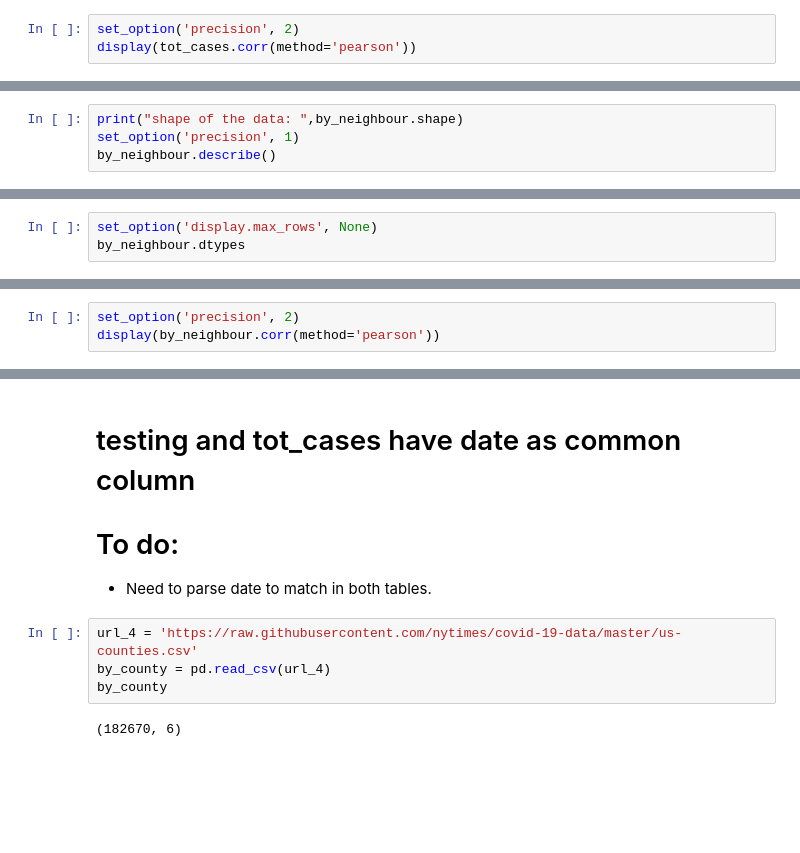
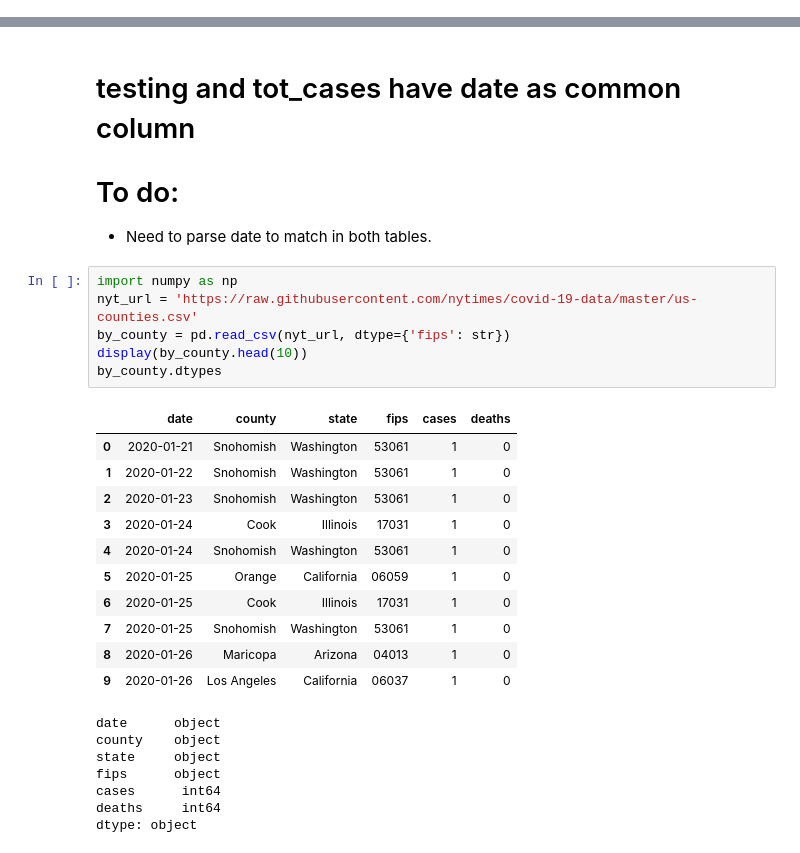
Before and after one commit to salma71/COVID_-LA, a Jupyter notebook: data_expolration.ipynb, the cells around one changed output, grey strips where cells are left out. Saved outputs shown, nothing was run; the diff lists cells and outputs as text; blank space fills up the shorter version.

```diff
--- a/data_expolration.ipynb
+++ b/data_expolration.ipynb
@@ -53,3 +18,0 @@ dtype: object
-# %%
-set_option('precision', 2)
-display(tot_cases.corr(method='pearson'))
@@ -80,7 +35,3 @@ with pd.option_context('display.max_columns', None):
 | 134 | 135 | BROOKSIDE | yes | 10335.54 | 5.86e+06 | BROOKSIDE | 0 | 0.00 | 0 | ... |
 | 135 | 136 | VIEW HEIGHTS | Yes | 9976.49 | 6.37e+06 | VIEW HEIGHTS | 8 | 216.57 | 2 | ... |
 136 rows × 13 columns
-# %%
-print("shape of the data: ",by_neighbour.shape)
-set_option('precision', 1)
-by_neighbour.describe()
@@ -98,3 +37,0 @@ shape of the data:  (136, 13)
-# %%
-set_option('display.max_rows', None)
-by_neighbour.dtypes
@@ -116,3 +37,0 @@ dtype: object
-# %%
-set_option('precision', 2)
-display(by_neighbour.corr(method='pearson'))
@@ -149,11 +57,30 @@ testing.shape
 # To do:
 * Need to parse date to match in both tables.
 # %%
-url_4 = 'https://raw.githubusercontent.com/nytimes/covid-19-data/master/us-counties.csv'
-by_county = pd.read_csv(url_4)
-by_county
+import numpy as np
+nyt_url = 'https://raw.githubusercontent.com/nytimes/covid-19-data/master/us-counties.csv'
+by_county = pd.read_csv(nyt_url, dtype={'fips': str})
+display(by_county.head(10))
+by_county.dtypes
 # %% [output]
+|  | date | county | state | fips | cases | deaths |
+| 0 | 2020-01-21 | Snohomish | Washington | 53061 | 1 | 0 |
+| 1 | 2020-01-22 | Snohomish | Washington | 53061 | 1 | 0 |
+| 2 | 2020-01-23 | Snohomish | Washington | 53061 | 1 | 0 |
+| 3 | 2020-01-24 | Cook | Illinois | 17031 | 1 | 0 |
+| 4 | 2020-01-24 | Snohomish | Washington | 53061 | 1 | 0 |
+| 5 | 2020-01-25 | Orange | California | 06059 | 1 | 0 |
+| 6 | 2020-01-25 | Cook | Illinois | 17031 | 1 | 0 |
+| 7 | 2020-01-25 | Snohomish | Washington | 53061 | 1 | 0 |
+| 8 | 2020-01-26 | Maricopa | Arizona | 04013 | 1 | 0 |
+| 9 | 2020-01-26 | Los Angeles | California | 06037 | 1 | 0 |
-(182670, 6)
+date      object
+county    object
+state     object
+fips      object
+cases      int64
+deaths     int64
+dtype: object
 # %%
 by_county = by_county.loc[by_county['state'] == 'California']
 display(by_county.head())
```
Also changed, not shown: parts of 11 cells of this notebook.
